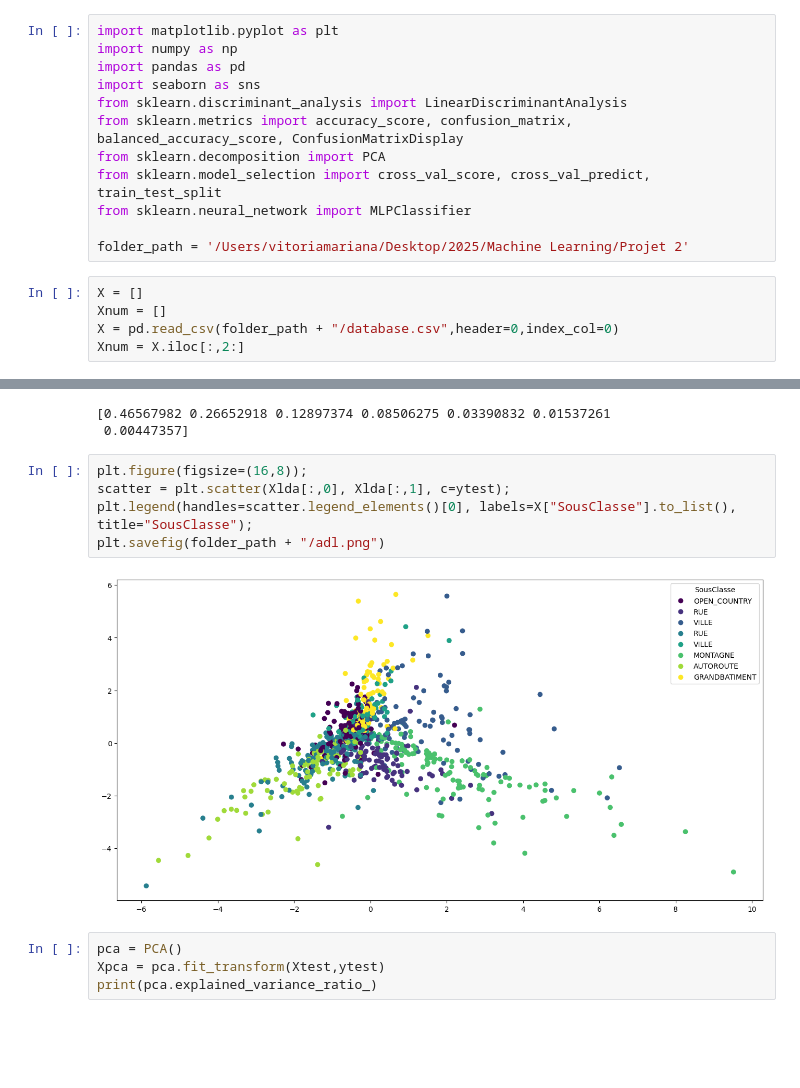
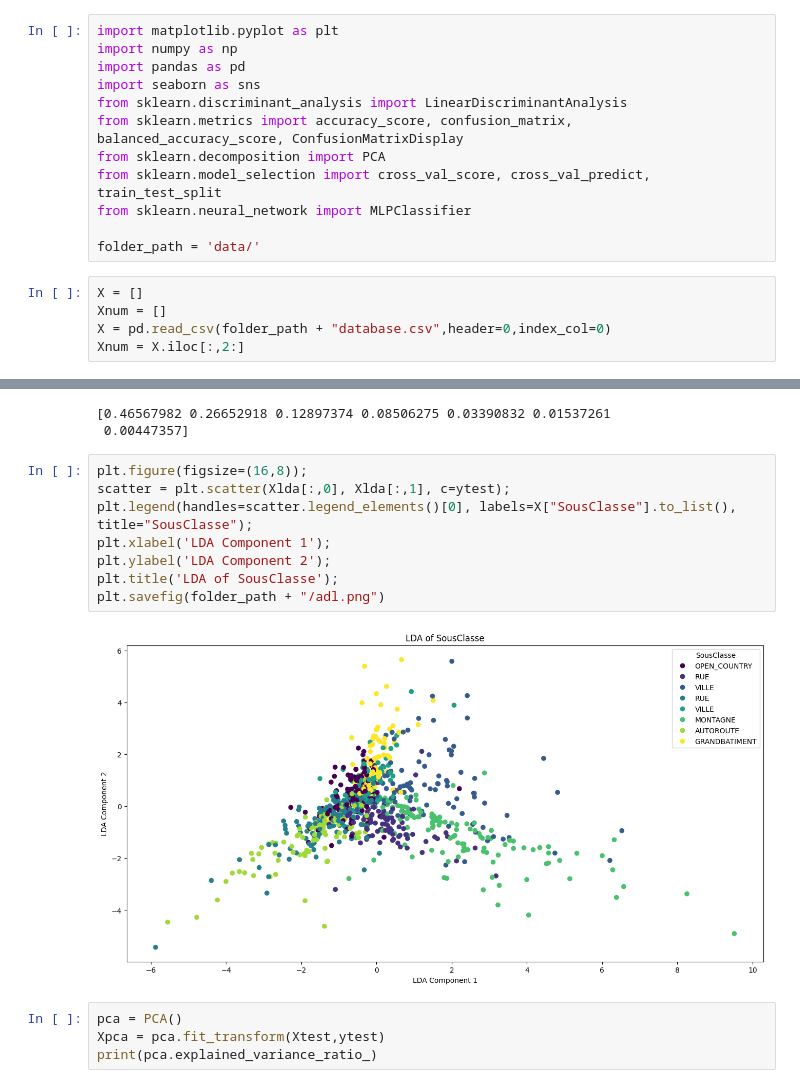
Before and after one commit to vtmrg/machineLearning2025, a Jupyter notebook: Projet 2/projet2.ipynb, the cells around one changed output, grey strips where cells are left out. Drawn from its saved outputs; the diff is of its cells as text; blank space fills up the shorter version.

```diff
--- a/Projet 2/projet2.ipynb
+++ b/Projet 2/projet2.ipynb
@@ -9,11 +9,11 @@ from sklearn.decomposition import PCA
 from sklearn.model_selection import cross_val_score, cross_val_predict, train_test_split
 from sklearn.neural_network import MLPClassifier
 
-folder_path = '/Users/vitoriamariana/Desktop/2025/Machine Learning/Projet 2'
+folder_path = 'data/'
 # %%
 X = []
 Xnum = []
-X = pd.read_csv(folder_path + "/database.csv",header=0,index_col=0)
+X = pd.read_csv(folder_path + "database.csv",header=0,index_col=0)
 Xnum = X.iloc[:,2:]
 # %%
 Xnum = (Xnum - Xnum.mean()) / Xnum.std(ddof=0)
@@ -120,10 +120,13 @@ print(lda.explained_variance_ratio_)
 # %%
 plt.figure(figsize=(16,8));
 scatter = plt.scatter(Xlda[:,0], Xlda[:,1], c=ytest);
 plt.legend(handles=scatter.legend_elements()[0], labels=X["SousClasse"].to_list(), title="SousClasse");
+plt.xlabel('LDA Component 1');
+plt.ylabel('LDA Component 2');
+plt.title('LDA of SousClasse');
 plt.savefig(folder_path + "/adl.png")
 # %% [output]
-[figure, old version]
+[figure, new version]
 # %%
 pca = PCA()
 Xpca = pca.fit_transform(Xtest,ytest)
```
Also changed, not shown: parts of 4 cells of this notebook, 6 other files.
